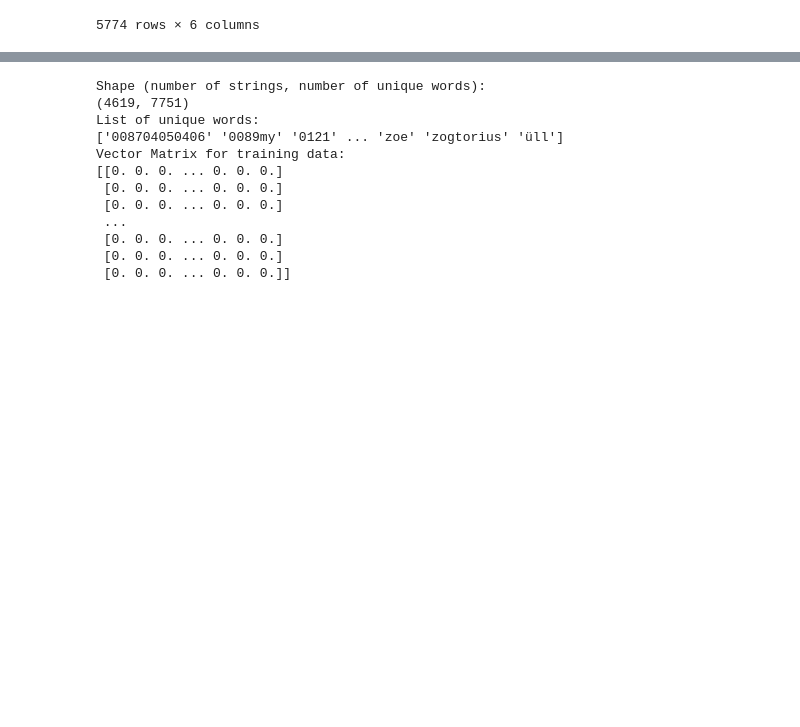
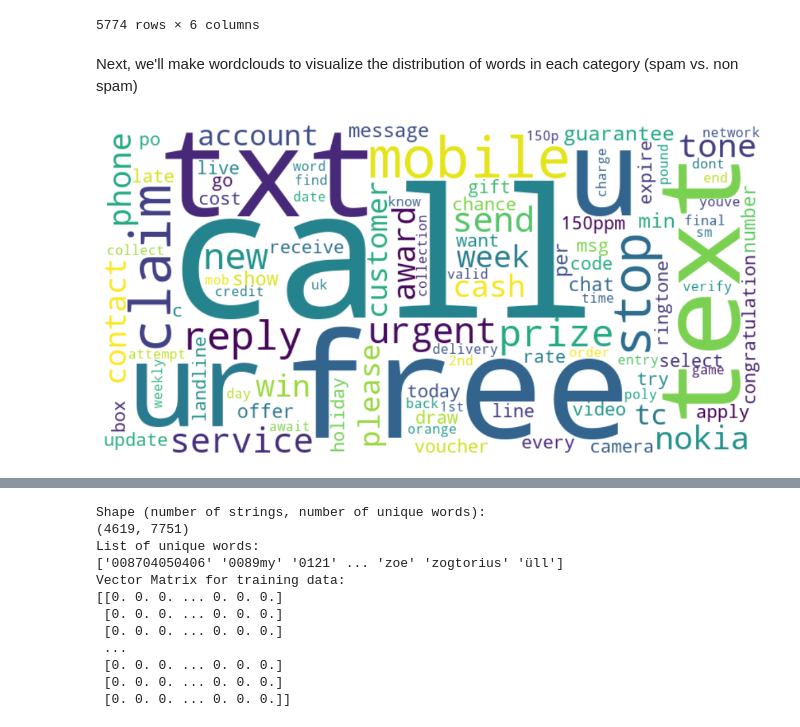
Before and after one commit to mgulbin13/dsc-project-3, a Jupyter notebook: project3.ipynb, the cells around one changed output, grey strips where cells are left out. Drawn from its saved outputs; the diff is of its cells as text; code cells hidden in the pictures; blank space fills up the shorter version.

```diff
--- a/project3.ipynb
+++ b/project3.ipynb
@@ -167,3 +186,28 @@ df_cleaning
 | 5572 | The guy did some bitching but I a... | 0 | the guy did some bitching but i a... | the guy did some bitching but i a... | guy bitching acted like id intere... | guy bitch act like id interested ... |
 | 5573 | Rofl. Its true to its name\n | 0 | rofl. its true to its name\n | rofl its true to its name\n | rofl true name | rofl true name |
 5774 rows × 6 columns
+# %% [markdown]
+Next, we'll make wordclouds to visualize the distribution of words in each category (spam vs. non spam)
+# %%
+spam = df_cleaning[df_cleaning['Category'] == 1]
+ham = df_cleaning[df_cleaning['Category'] == 0]
+# %%
+from wordcloud import WordCloud
+spam_text_combined = ' '.join(spam['message_lemmatized'].dropna())
+
+wordcloud = WordCloud(
+    width=800,
+    height=400,
+    background_color='white',
+    max_words=100,
+    collocations=False,
+
+).generate(spam_text_combined)
+
+plt.figure(figsize=(10, 6))
+plt.imshow(wordcloud, interpolation='bilinear')
+plt.axis('off')
+plt.tight_layout()
+plt.show()
+# %% [output]
+[figure, added]
```
Also changed, not shown: parts of 35 cells of this notebook, 1 other file.
